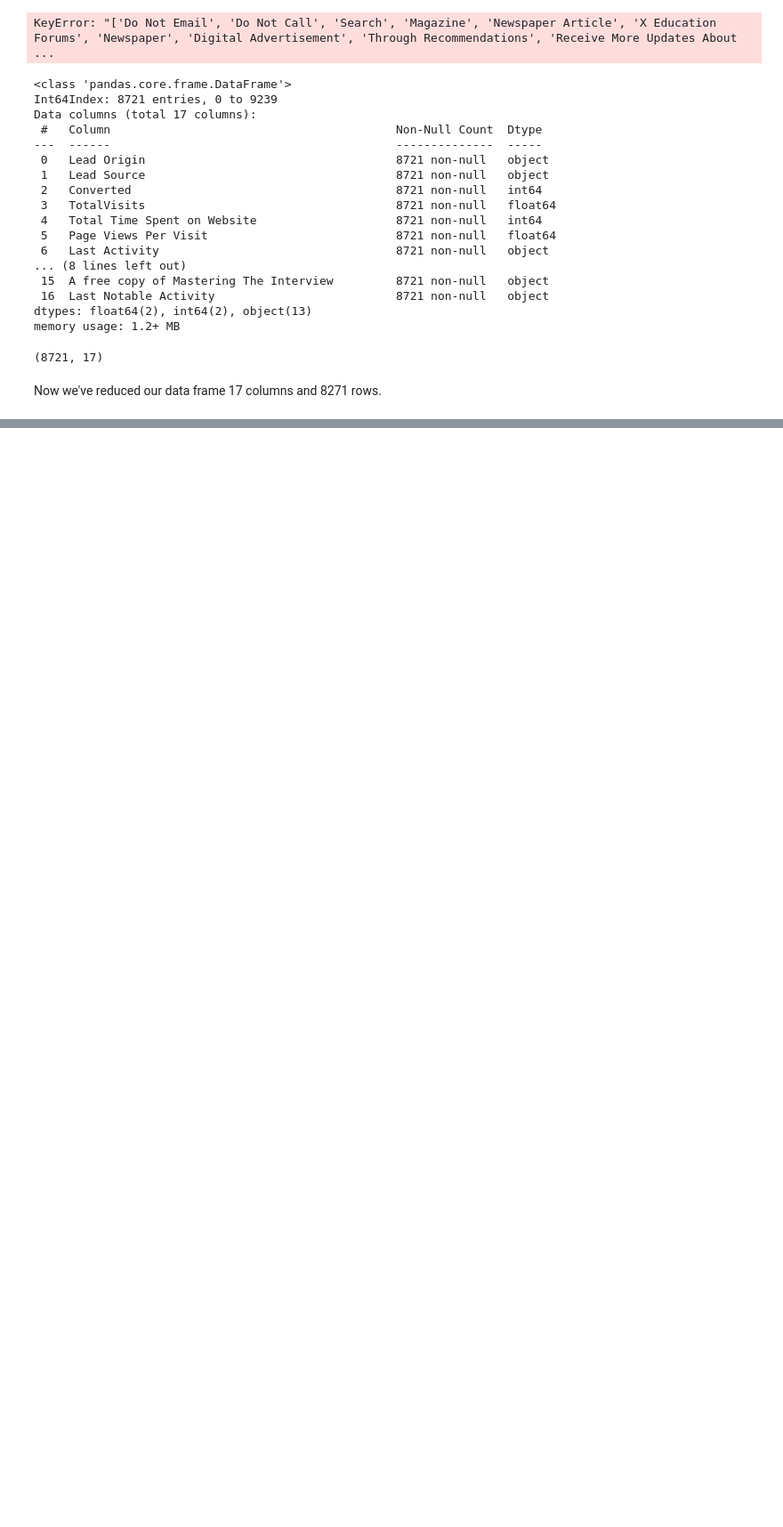
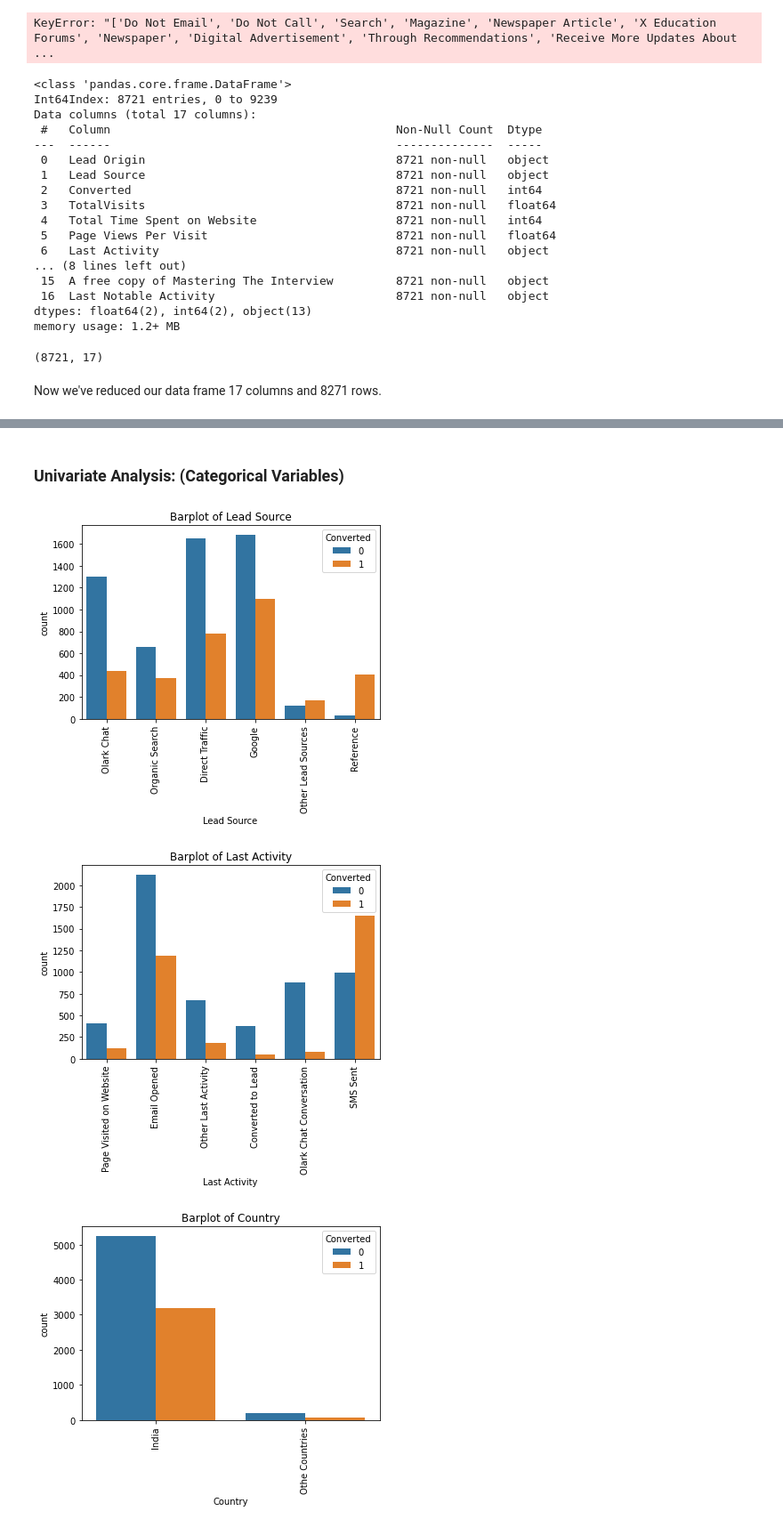
Before and after one commit to KuntamukkalaPavanKumar/Lead_Score_Case_Study, a Jupyter notebook: Lead_Score_Assignment_File_KPK_AC_SK.ipynb, the cells around one changed output, grey strips where cells are left out. Shown at 89% size. Cells and saved outputs as stored; diff of their text form; code cells hidden in the pictures; blank space fills up the shorter version.

```diff
--- a/Lead_Score_Assignment_File_KPK_AC_SK.ipynb
+++ b/Lead_Score_Assignment_File_KPK_AC_SK.ipynb
@@ -646,0 +537,14 @@ data2[data2['Search']=="Yes"]
+# %% [markdown]
+### Univariate Analysis: (Categorical Variables)
+# %%
+for i in data.select_dtypes(include='object').columns[1:]:
+    ax=sns.countplot(data[i],hue=data['Converted'])
+    ax.set_xticklabels(ax.get_xticklabels(),rotation=90)
+    plt.title("Barplot of"+" "+i)
+    plt.show()
+# Where 0 represents 'Not Converted Lead'
+#       1 represents 'Converted Lead'
+# %% [output]
+[figure, added]
+[figure, added]
+[figure, added]
```
Also changed, not shown: parts of 115 cells of this notebook.
